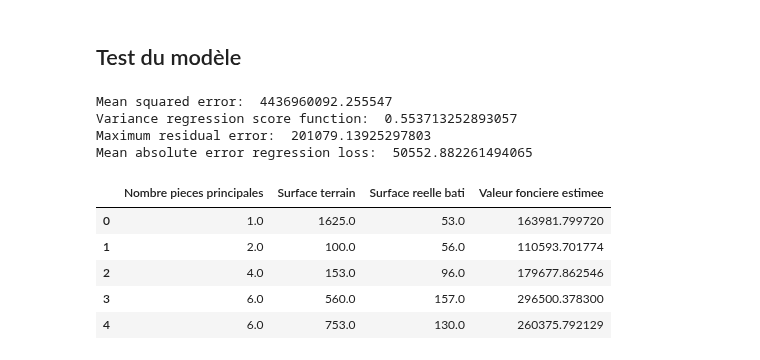
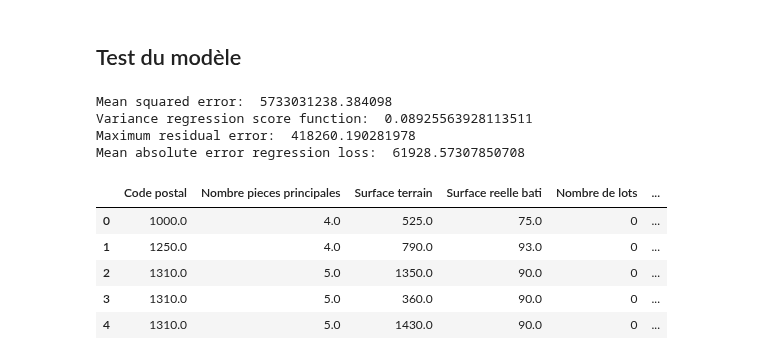
Before and after one commit to Twizzle1997/Immothep, a Jupyter notebook: src/notebookAppV2.ipynb, the cells around one changed output. Saved outputs shown, nothing was run; the diff lists cells and outputs as text; code cells hidden in the pictures.

Commit message:
Update predictor, split, if and notebook

```diff
--- a/src/notebookAppV2.ipynb
+++ b/src/notebookAppV2.ipynb
@@ -199,7 +194,7 @@ from classes.linear_regression import Linear_reg
 linear_reg = Linear_reg()
 
 # Split en train et test sets
-train_features, test_features, train_labels, test_labels = linear_reg.train_test_split('63_IF', 'maison')
+train_features, test_features, train_labels, test_labels = linear_reg.train_test_split('maison', ',')
 # %%
 # Entrainnement du modèle
 linear_reg.train(train_features, train_labels)
@@ -208,24 +203,19 @@ linear_reg.train(train_features, train_labels)
 # %%
 linear_reg.get_metrics(test_features, test_labels)
 # %% [output]
-Mean squared error:  4436960092.255547
-Variance regression score function:  0.553713252893057
-Maximum residual error:  201079.13925297803
-Mean absolute error regression loss:  50552.882261494065
+Mean squared error:  5733031238.384098
+Variance regression score function:  0.08925563928113511
+Maximum residual error:  418260.190281978
+Mean absolute error regression loss:  61928.57307850708
 # %%
 # Prédictions sur un jeu de test
-test_set = pd.read_csv(cr.CURATED_LOCAL_PATH + "/CPMaisons/3.csv", sep="|", usecols=['Nombre pieces principales', 'Surface terrain', 'Surface reelle bati'], encoding="utf-8")
-test_set = test_set.dropna()
-
-test_set_labels = pd.read_csv(cr.CURATED_LOCAL_PATH + "/CPMaisons/3.csv", sep="|", usecols=['Nombre pieces principales', 'Surface terrain', 'Surface reelle bati', 'Valeur fonciere'], encoding="utf-8")
-test_set_labels = test_set_labels.dropna()
-
-linear_reg.predict(test_set)
-test_set.head()
+df_maisons_test_set = pd.read_csv(cr.TEST_PATH + "/Maison.csv", sep="|", usecols=['Nombre pieces principales', 'Surface terrain', 'Surface reelle bati', 'Code postal', 'Nombre de lots'], encoding="utf-8")
+linear_reg.predict(df_maisons_test_set)
+df_maisons_test_set.head()
 # %% [output]
-|  | Nombre pieces principales | Surface terrain | Surface reelle bati | Valeur fonciere estimee |
-| 0 | 1.0 | 1625.0 | 53.0 | 163981.799720 |
-| 1 | 2.0 | 100.0 | 56.0 | 110593.701774 |
-| 2 | 4.0 | 153.0 | 96.0 | 179677.862546 |
-| 3 | 6.0 | 560.0 | 157.0 | 296500.378300 |
-| 4 | 6.0 | 753.0 | 130.0 | 260375.792129 |
+|  | Code postal | Nombre pieces principales | Surface terrain | Surface reelle bati | Nombre de lots | ... |
+| 0 | 1000.0 | 4.0 | 525.0 | 75.0 | 0 | ... |
+| 1 | 1250.0 | 4.0 | 790.0 | 93.0 | 0 | ... |
+| 2 | 1310.0 | 5.0 | 1350.0 | 90.0 | 0 | ... |
+| 3 | 1310.0 | 5.0 | 360.0 | 90.0 | 0 | ... |
+| 4 | 1310.0 | 5.0 | 1430.0 | 90.0 | 0 | ... |
```
Also changed, not shown: parts of 32 cells of this notebook, 4 other files.
